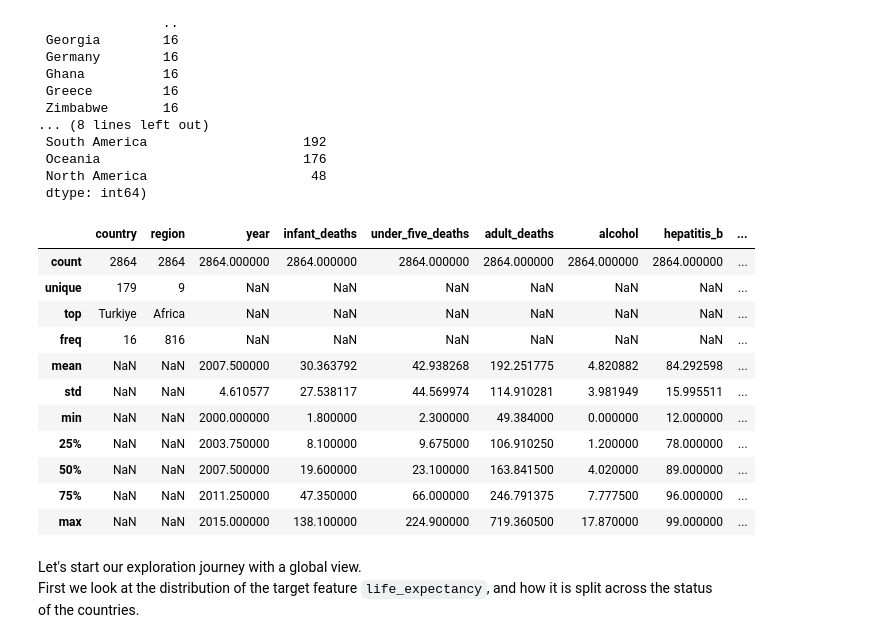
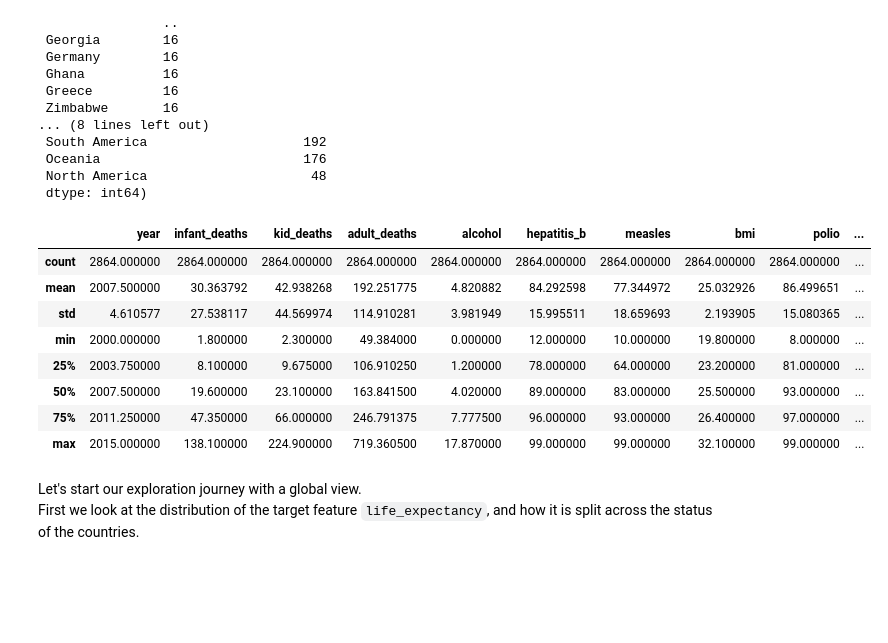
Before and after one commit to gurennnn/life-expectancy-estimation, a Jupyter notebook: notebooks/1_analysis.ipynb, the cells around one changed output. Saved outputs shown, nothing was run; the diff lists cells and outputs as text; code cells hidden in the pictures; blank space fills up the shorter version.

```diff
--- a/notebooks/1_analysis.ipynb
+++ b/notebooks/1_analysis.ipynb
@@ -63,10 +63,13 @@ df.columns = df.columns.str.lower()
 # %%
 # change some columns labels for simplicity
 df.rename(columns={
+    'under_five_deaths': 'kid_deaths',
     'adult_mortality': 'adult_deaths',
     'alcohol_consumption': 'alcohol',
     'gdp_per_capita': 'income',
     'life_expectancy': 'lifespan',
+    'thinness_ten_nineteen_years': 'thinness_teen',
+    'thinness_five_nine_years': 'thinness_kid',
 }, inplace=True)
 # %% [markdown]
 We see that the two columns economy_status_developed and economy_status_developing are redundant, let's create a new column called status, and drop the two others.
@@ -152,20 +155,17 @@ df[['country']].value_counts(), df[['region']].value_counts()
  dtype: int64)
 # %%
 # summary statistics
-df.describe(include='all')
+df.describe()
 # %% [output]
-|  | country | region | year | infant_deaths | under_five_deaths | adult_deaths | alcohol | hepatitis_b | ... |
-| count | 2864 | 2864 | 2864.000000 | 2864.000000 | 2864.000000 | 2864.000000 | 2864.000000 | 2864.000000 | ... |
-| unique | 179 | 9 | NaN | NaN | NaN | NaN | NaN | NaN | ... |
-| top | Turkiye | Africa | NaN | NaN | NaN | NaN | NaN | NaN | ... |
-| freq | 16 | 816 | NaN | NaN | NaN | NaN | NaN | NaN | ... |
-| mean | NaN | NaN | 2007.500000 | 30.363792 | 42.938268 | 192.251775 | 4.820882 | 84.292598 | ... |
-| std | NaN | NaN | 4.610577 | 27.538117 | 44.569974 | 114.910281 | 3.981949 | 15.995511 | ... |
-| min | NaN | NaN | 2000.000000 | 1.800000 | 2.300000 | 49.384000 | 0.000000 | 12.000000 | ... |
-| 25% | NaN | NaN | 2003.750000 | 8.100000 | 9.675000 | 106.910250 | 1.200000 | 78.000000 | ... |
-| 50% | NaN | NaN | 2007.500000 | 19.600000 | 23.100000 | 163.841500 | 4.020000 | 89.000000 | ... |
-| 75% | NaN | NaN | 2011.250000 | 47.350000 | 66.000000 | 246.791375 | 7.777500 | 96.000000 | ... |
-| max | NaN | NaN | 2015.000000 | 138.100000 | 224.900000 | 719.360500 | 17.870000 | 99.000000 | ... |
+|  | year | infant_deaths | kid_deaths | adult_deaths | alcohol | hepatitis_b | measles | bmi | polio | ... |
+| count | 2864.000000 | 2864.000000 | 2864.000000 | 2864.000000 | 2864.000000 | 2864.000000 | 2864.000000 | 2864.000000 | 2864.000000 | ... |
+| mean | 2007.500000 | 30.363792 | 42.938268 | 192.251775 | 4.820882 | 84.292598 | 77.344972 | 25.032926 | 86.499651 | ... |
+| std | 4.610577 | 27.538117 | 44.569974 | 114.910281 | 3.981949 | 15.995511 | 18.659693 | 2.193905 | 15.080365 | ... |
+| min | 2000.000000 | 1.800000 | 2.300000 | 49.384000 | 0.000000 | 12.000000 | 10.000000 | 19.800000 | 8.000000 | ... |
+| 25% | 2003.750000 | 8.100000 | 9.675000 | 106.910250 | 1.200000 | 78.000000 | 64.000000 | 23.200000 | 81.000000 | ... |
+| 50% | 2007.500000 | 19.600000 | 23.100000 | 163.841500 | 4.020000 | 89.000000 | 83.000000 | 25.500000 | 93.000000 | ... |
+| 75% | 2011.250000 | 47.350000 | 66.000000 | 246.791375 | 7.777500 | 96.000000 | 93.000000 | 26.400000 | 97.000000 | ... |
+| max | 2015.000000 | 138.100000 | 224.900000 | 719.360500 | 17.870000 | 99.000000 | 99.000000 | 32.100000 | 99.000000 | ... |
 # %% [markdown]
 Let's start our exploration journey with a global view.
 First we look at the distribution of the target feature `life_expectancy`, and how it is split across the status of the countries.
```
Also changed, not shown: parts of 13 cells of this notebook.
